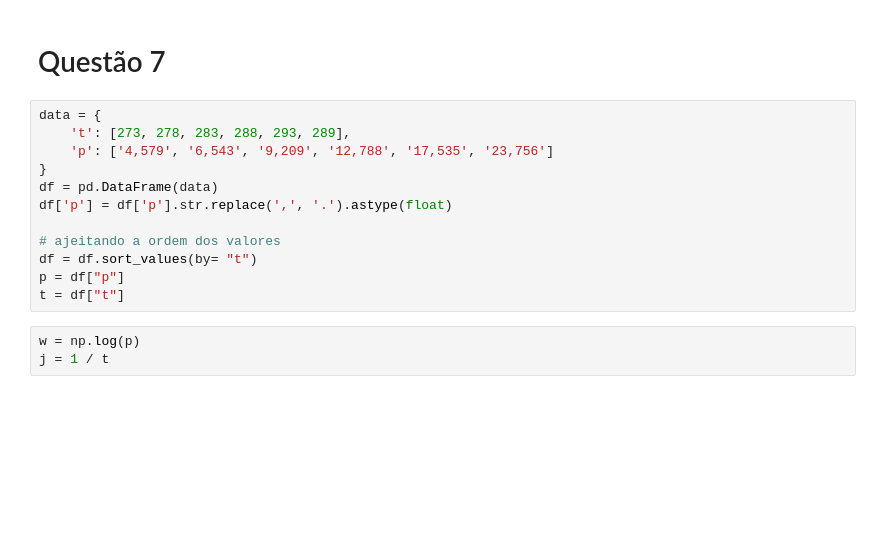
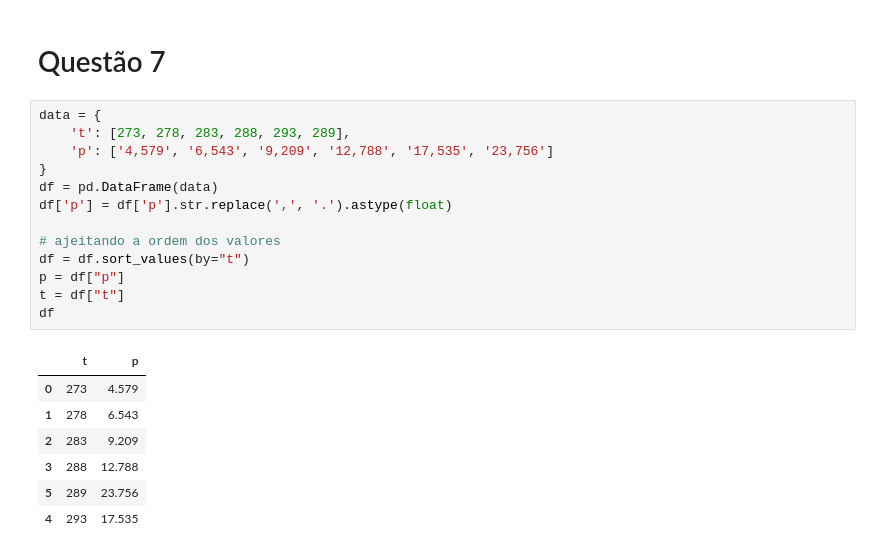
Before and after one commit to arthur-mts/sensores_atuadores, a Jupyter notebook: prova1.ipynb, the cells around one changed output. Drawn from its saved outputs; the diff is of its cells as text; blank space fills up the shorter version.

```diff
--- a/prova1.ipynb
+++ b/prova1.ipynb
@@ -91,15 +74,21 @@ plt.plot(df["v"], df["i"], "ro-")
 # %%
 data = {
     't': [273, 278, 283, 288, 293, 289],
     'p': ['4,579', '6,543', '9,209', '12,788', '17,535', '23,756']
 }
 df = pd.DataFrame(data)
 df['p'] = df['p'].str.replace(',', '.').astype(float)
 
 # ajeitando a ordem dos valores
-df = df.sort_values(by= "t")
+df = df.sort_values(by="t")
 p = df["p"]
 t = df["t"]
+df
+# %% [output]
+|  | t | p |
+| 0 | 273 | 4.579 |
+| 1 | 278 | 6.543 |
+| 2 | 283 | 9.209 |
+| 3 | 288 | 12.788 |
+| 5 | 289 | 23.756 |
+| 4 | 293 | 17.535 |
-# %%
-w = np.log(p)
-j = 1 / t
```
Also changed, not shown: parts of 6 cells of this notebook.
